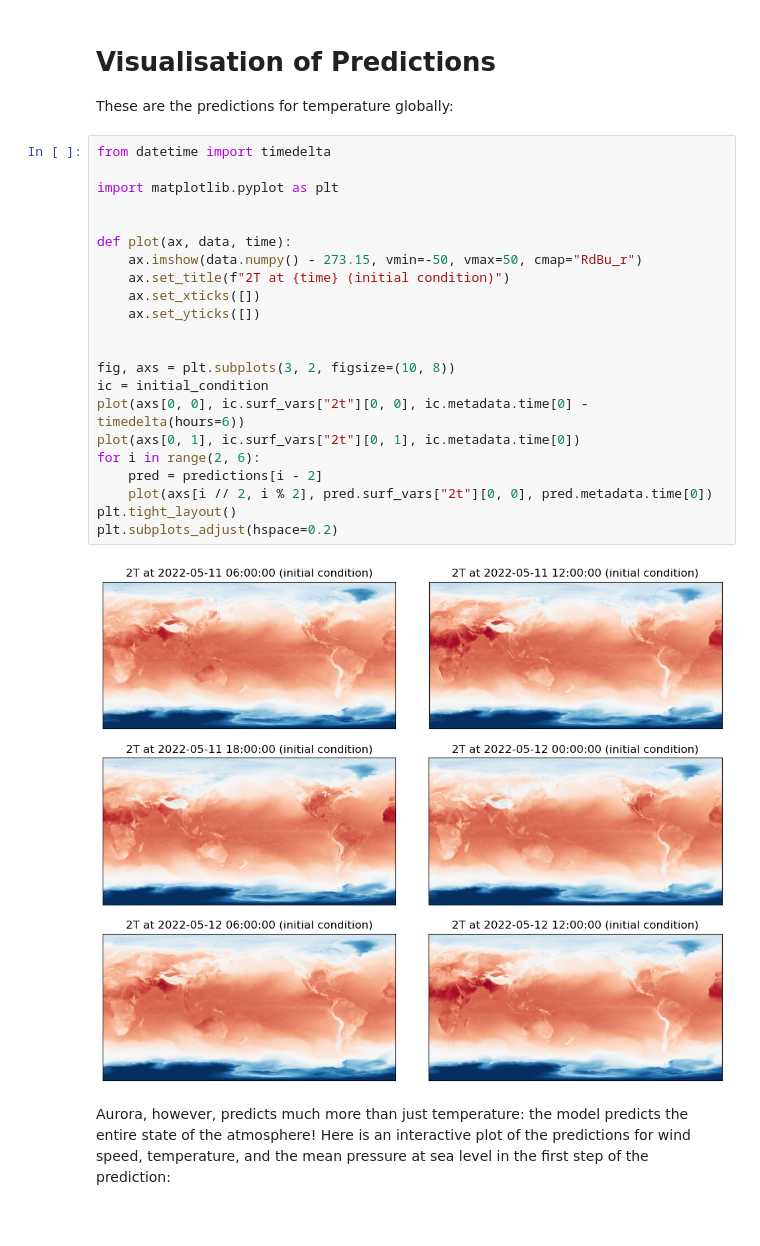
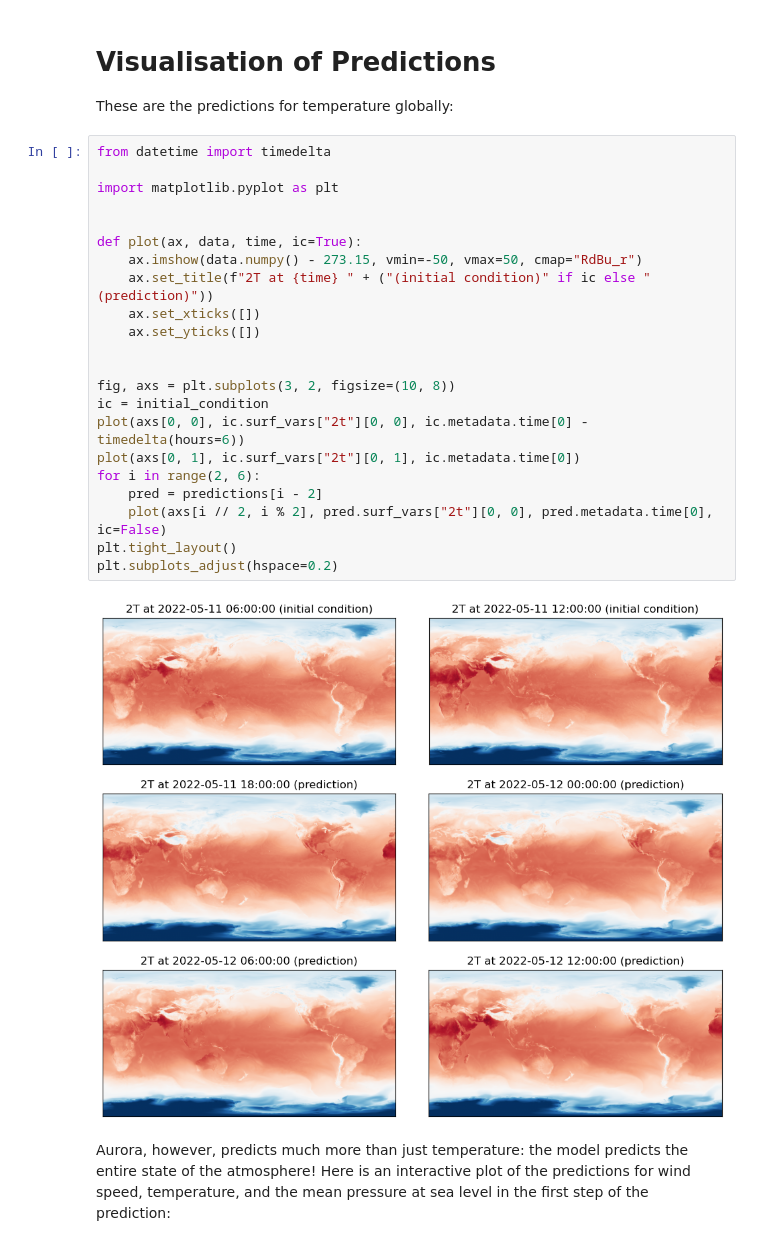
Before and after one commit to microsoft/aurora, a Jupyter notebook: docs/foundry/demo_hres_t0.ipynb, the cells around one changed output. Saved outputs shown, nothing was run; the diff lists cells and outputs as text.

Commit message:
Fix titles in panes

```diff
--- a/docs/foundry/demo_hres_t0.ipynb
+++ b/docs/foundry/demo_hres_t0.ipynb
@@ -74,27 +74,27 @@ These are the predictions for temperature globally:
 # %%
 from datetime import timedelta
 
 import matplotlib.pyplot as plt
 
 
-def plot(ax, data, time):
+def plot(ax, data, time, ic=True):
     ax.imshow(data.numpy() - 273.15, vmin=-50, vmax=50, cmap="RdBu_r")
-    ax.set_title(f"2T at {time} (initial condition)")
+    ax.set_title(f"2T at {time} " + ("(initial condition)" if ic else "(prediction)"))
     ax.set_xticks([])
     ax.set_yticks([])
 
 
 fig, axs = plt.subplots(3, 2, figsize=(10, 8))
 ic = initial_condition
 plot(axs[0, 0], ic.surf_vars["2t"][0, 0], ic.metadata.time[0] - timedelta(hours=6))
 plot(axs[0, 1], ic.surf_vars["2t"][0, 1], ic.metadata.time[0])
 for i in range(2, 6):
     pred = predictions[i - 2]
-    plot(axs[i // 2, i % 2], pred.surf_vars["2t"][0, 0], pred.metadata.time[0])
+    plot(axs[i // 2, i % 2], pred.surf_vars["2t"][0, 0], pred.metadata.time[0], ic=False)
 plt.tight_layout()
 plt.subplots_adjust(hspace=0.2)
 # %% [output]
-[figure, old version]
+[figure, new version]
 # %% [markdown]
 Aurora, however, predicts much more than just temperature: the model predicts the entire state of the atmosphere! Here is an interactive plot of the predictions for wind speed, temperature, and the mean pressure at sea level in the first step of the prediction:
 # %%
```
